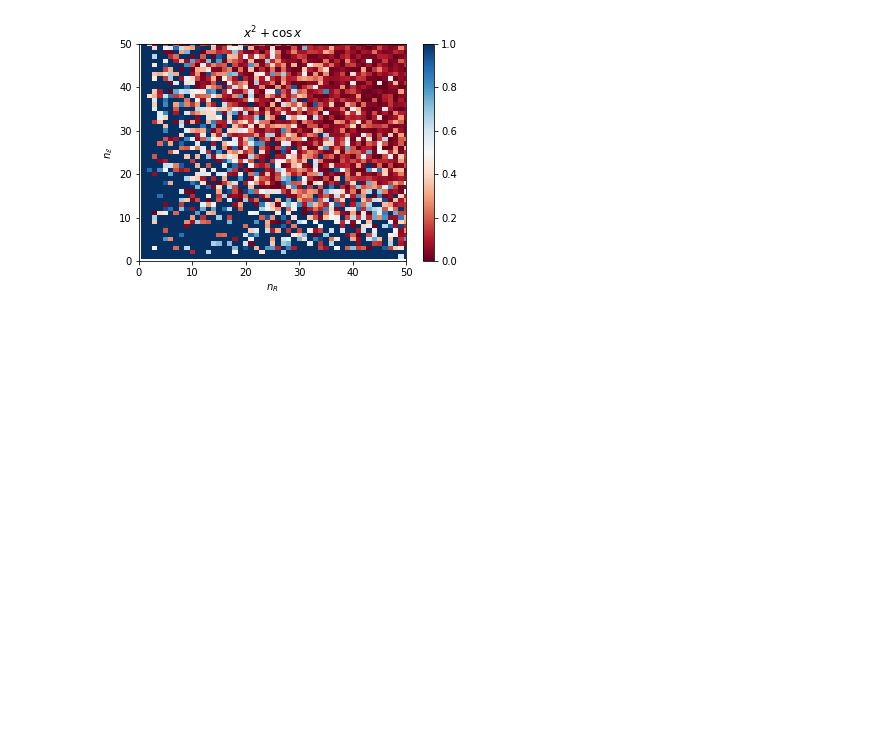
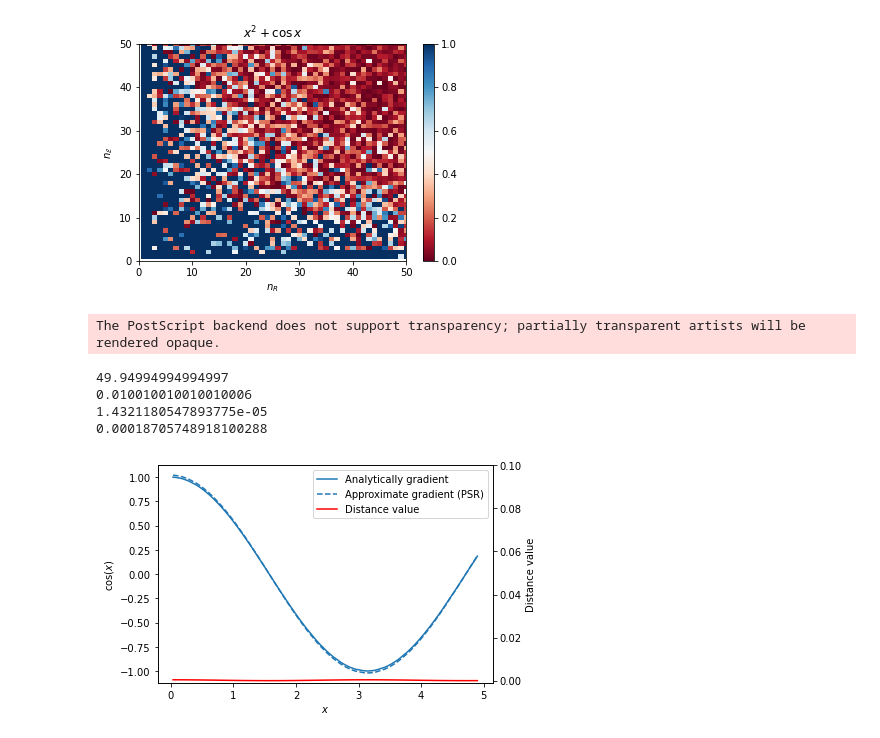
Before and after one commit to vutuanhai237/BBOByParameterShiftRule, a Jupyter notebook: grid_search.ipynb, the cells around one changed output. Cells and saved outputs as stored; diff of their text form; code cells hidden in the pictures; blank space fills up the shorter version.

```diff
--- a/grid_search.ipynb
+++ b/grid_search.ipynb
@@ -83,3 +46,43 @@ fig.colorbar(c, ax=ax)
 plt.savefig('share.eps', format = 'eps')
 # %% [output]
 [figure]
+# %%
+ae = []
+re = []
+reals = []
+fakes = []
+xs = np.random.uniform(low = 0, high = 5, size = (100))
+xs.sort()
+
+for i in range(0, 100):
+    x = xs[i]
+    reals.append(dfunc(x))
+    fakes.append(paramshift(func, x, min_r + 1, min_phase))
+    re.append(np.abs(dfunc(x)-paramshift(func, x, min_r + 1, min_phase))**2)
+
+fig, ax1 = plt.subplots()
+ax2 = ax1.twinx()
+
+ax1.plot(xs, reals, color = '#1f77b4', label="Analytically gradient")
+ax1.plot(xs, fakes, color = '#1f77b4', linestyle = 'dashed', label="Approximate gradient (PSR)")
+ax2.plot(xs, re, color = 'red', label = "Distance value")
+
+ax1.set_xlabel('$x$')
+ax1.set_ylabel('$\cos(x)$')
+ax2.set_ylabel('Distance value')
+ax2.set_ylim(-0.001, 0.1)
+h1, l1 = ax1.get_legend_handles_labels()
+h2, l2 = ax2.get_legend_handles_labels()
+ax1.legend(h1+h2, l1+l2, loc=1)
+plt.savefig('sinx1.eps', format = 'eps', dpi = 1000)
+print(min_r)
+print(min_phase)
+print(min_error)
+print(np.average(re))
+# %% [output]
+The PostScript backend does not support transparency; partially transparent artists will be rendered opaque.
+49.94994994994997
+0.010010010010010006
+1.4321180547893775e-05
+0.00018705748918100288
+[figure, added]
```
Also changed, not shown: parts of 5 cells of this notebook, 7 other files.
